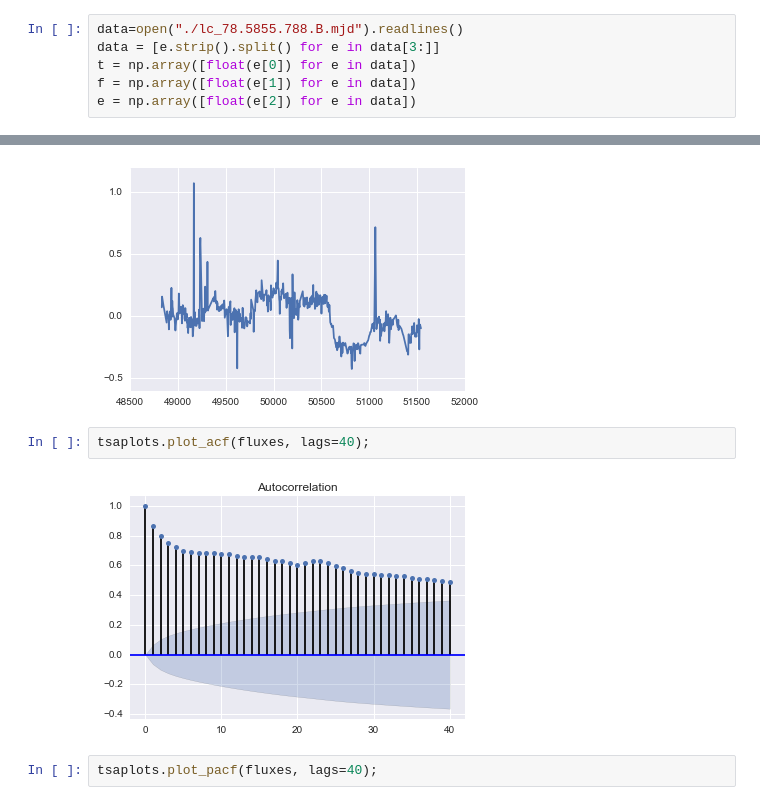
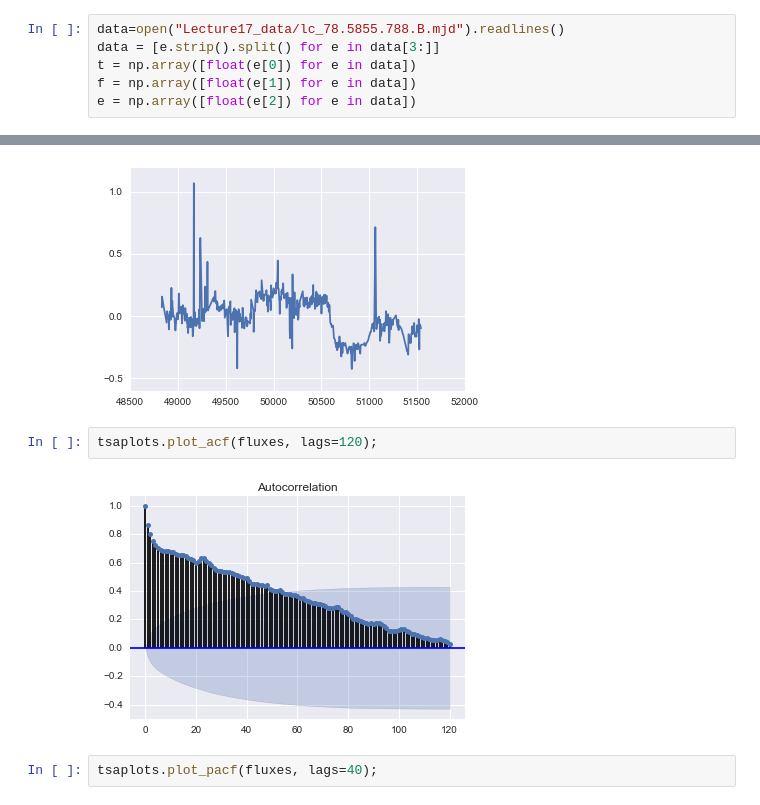
Before and after one commit to xdai1091/2016, a Jupyter notebook: Lectures/Lecture17_TimeSeries.ipynb, the cells around one changed output, grey strips where cells are left out. Saved outputs shown, nothing was run; the diff lists cells and outputs as text.

Commit message:
Update time series lecture

```diff
--- a/Lectures/Lecture17_TimeSeries.ipynb
+++ b/Lectures/Lecture17_TimeSeries.ipynb
@@ -803,5 +797,5 @@ We forecast by plugging in the values of the coefficients and computing future v
 # %%
-data=open("./lc_78.5855.788.B.mjd").readlines()
+data=open("Lecture17_data/lc_78.5855.788.B.mjd").readlines()
 data = [e.strip().split() for e in data[3:]]
 t = np.array([float(e[0]) for e in data])
 f = np.array([float(e[1]) for e in data])
@@ -815,9 +809,9 @@ plt.plot(times, fluxes);
 # %% [output]
 [figure]
 # %%
-tsaplots.plot_acf(fluxes, lags=40);
+tsaplots.plot_acf(fluxes, lags=120);
 # %% [output]
-[figure, old version]
+[figure, new version]
 # %%
 tsaplots.plot_pacf(fluxes, lags=40);
 # %% [output]
```
Also changed, not shown: parts of 69 cells of this notebook, 5 other files.
